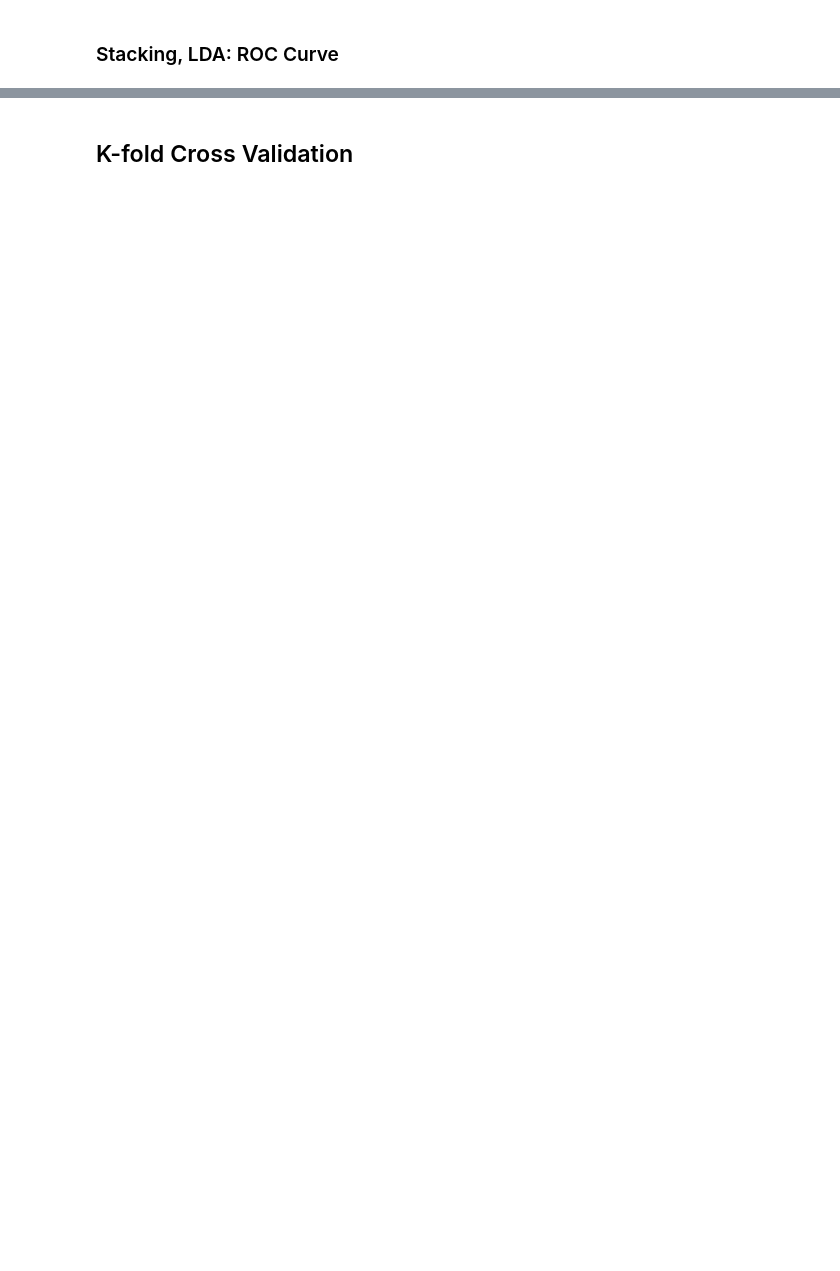
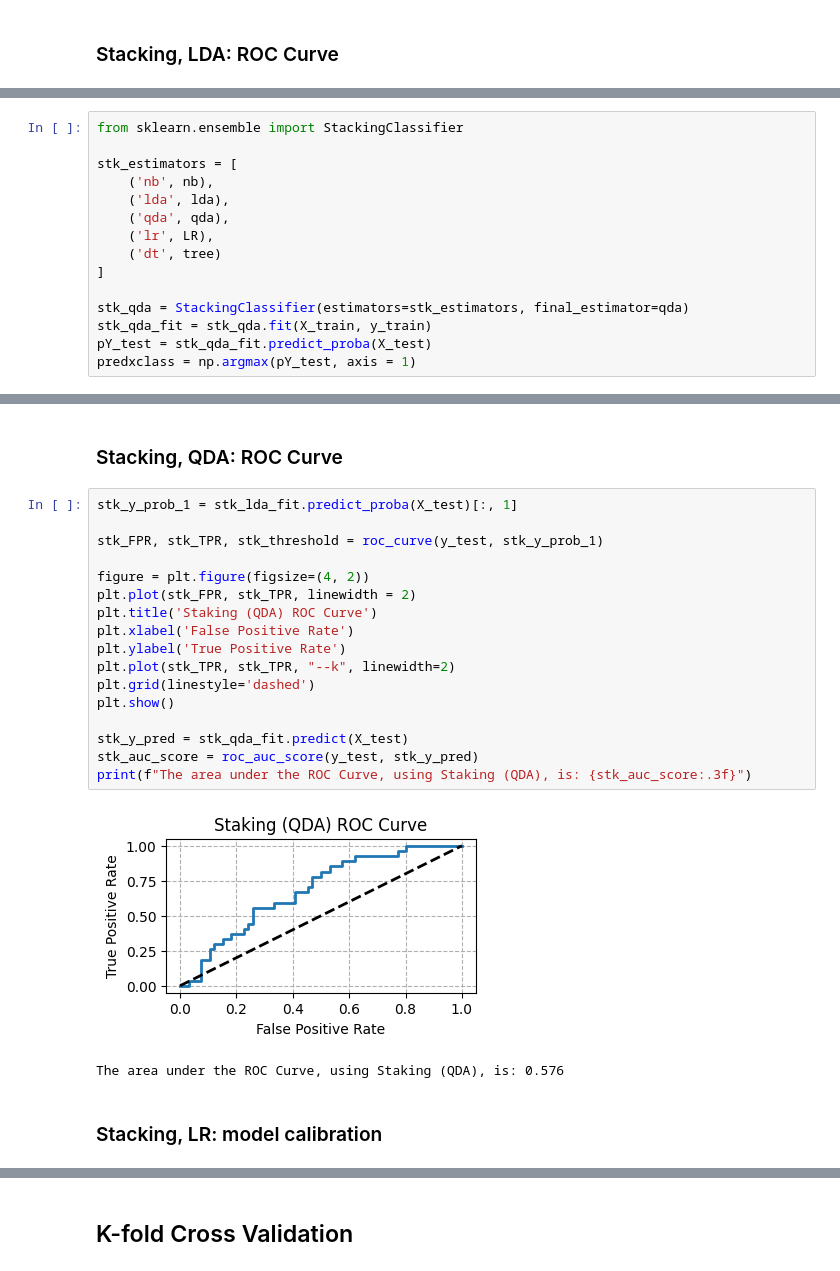
Before and after one commit to gabpedroni/SAheart-dataset-classification, a Jupyter notebook: projet1_Pedroni_Turchi.ipynb, the cells around one changed output, grey strips where cells are left out. Cells and saved outputs as stored; diff of their text form; blank space fills up the shorter version.

Commit message:
finito stacking

```diff
--- a/projet1_Pedroni_Turchi.ipynb
+++ b/projet1_Pedroni_Turchi.ipynb
@@ -953,0 +964,15 @@ The area under the ROC Curve, using Staking (LDA), is: 0.655
+# %%
+from sklearn.ensemble import StackingClassifier
+
+stk_estimators = [
+    ('nb', nb),
+    ('lda', lda),
+    ('qda', qda),
+    ('lr', LR),
+    ('dt', tree)
+]
+
+stk_qda = StackingClassifier(estimators=stk_estimators, final_estimator=qda)
+stk_qda_fit = stk_qda.fit(X_train, y_train)
+pY_test = stk_qda_fit.predict_proba(X_test)
+predxclass = np.argmax(pY_test, axis = 1)
@@ -953,0 +996,24 @@ The area under the ROC Curve, using Staking (LDA), is: 0.655
+# %% [markdown]
+### Stacking, QDA: ROC Curve
+# %%
+stk_y_prob_1 = stk_lda_fit.predict_proba(X_test)[:, 1]
+
+stk_FPR, stk_TPR, stk_threshold = roc_curve(y_test, stk_y_prob_1)
+
+figure = plt.figure(figsize=(4, 2))
+plt.plot(stk_FPR, stk_TPR, linewidth = 2)
+plt.title('Staking (QDA) ROC Curve')
+plt.xlabel('False Positive Rate')
+plt.ylabel('True Positive Rate')
+plt.plot(stk_TPR, stk_TPR, "--k", linewidth=2)
+plt.grid(linestyle='dashed')
+plt.show()
+
+stk_y_pred = stk_qda_fit.predict(X_test)
+stk_auc_score = roc_auc_score(y_test, stk_y_pred)
+print(f"The area under the ROC Curve, using Staking (QDA), is: {stk_auc_score:.3f}")
+# %% [output]
+[figure, added]
+The area under the ROC Curve, using Staking (QDA), is: 0.576
+# %% [markdown]
+### Stacking, LR: model calibration
```
Also changed, not shown: parts of 44 cells of this notebook.
